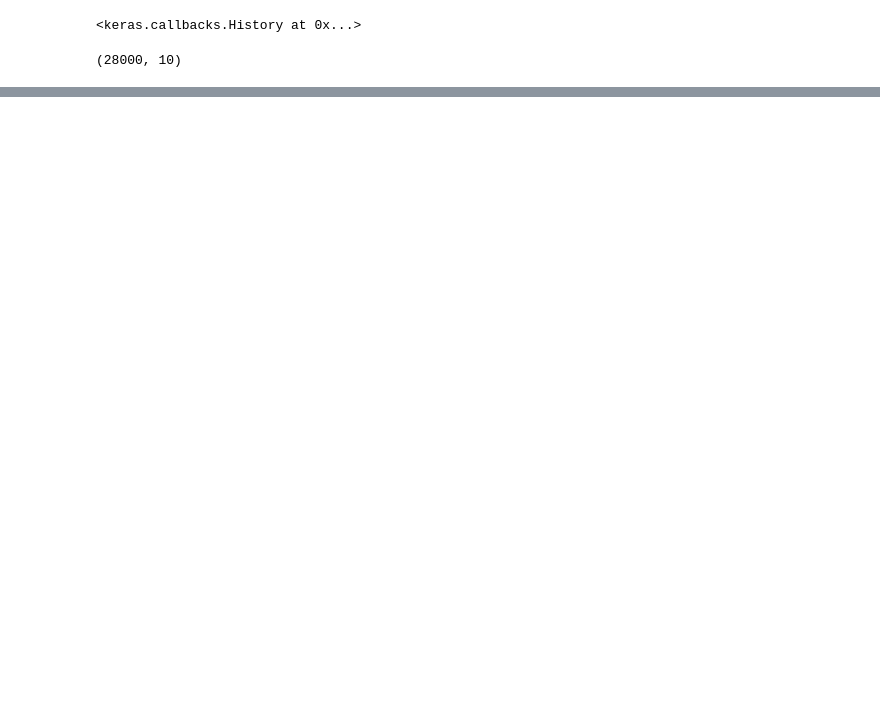
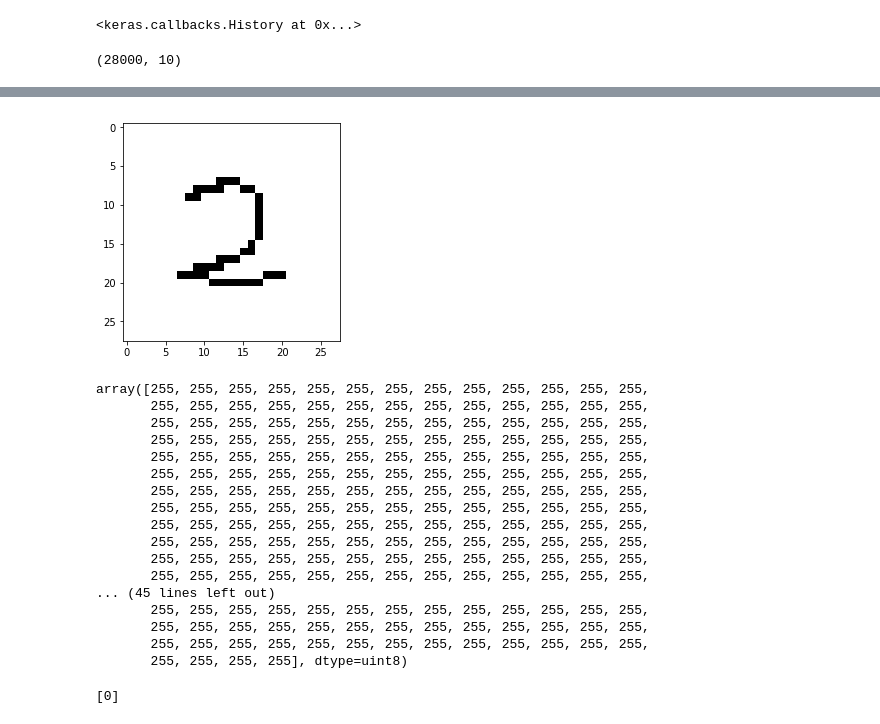
Before and after one commit to zhaoyi0113/machine-learning, a Jupyter notebook: kaggle/digit-recognizer/neural_network.ipynb, the cells around one changed output, grey strips where cells are left out. Drawn from its saved outputs; the diff is of its cells as text; code cells hidden in the pictures; blank space fills up the shorter version.

```diff
--- a/kaggle/digit-recognizer/neural_network.ipynb
+++ b/kaggle/digit-recognizer/neural_network.ipynb
@@ -94,0 +127,47 @@ df.to_csv('./result.csv', index=False)
+# %%
+import numpy as np
+import cv2
+import csv
+import matplotlib.pyplot as plt
+
+img = cv2.imread('./test.png', 0) # load grayscale image. Shape (28,28)
+
+flattened = img.flatten() # flatten the image, new shape (784,)
+
+# flattened = np.insert(flattened, 0, 2) # insert the label at the beginning of the array, in this case we add a 0 at the index 0. Shape (785,0)
+
+row = flattened.reshape(28,28)
+
+plt.imshow(row, cmap=plt.get_cmap('gray'))
+plt.show()
+
+flattened
+# %% [output]
+[figure, added]
+array([255, 255, 255, 255, 255, 255, 255, 255, 255, 255, 255, 255, 255,
+       255, 255, 255, 255, 255, 255, 255, 255, 255, 255, 255, 255, 255,
+       255, 255, 255, 255, 255, 255, 255, 255, 255, 255, 255, 255, 255,
+       255, 255, 255, 255, 255, 255, 255, 255, 255, 255, 255, 255, 255,
+       255, 255, 255, 255, 255, 255, 255, 255, 255, 255, 255, 255, 255,
+       255, 255, 255, 255, 255, 255, 255, 255, 255, 255, 255, 255, 255,
+       255, 255, 255, 255, 255, 255, 255, 255, 255, 255, 255, 255, 255,
+       255, 255, 255, 255, 255, 255, 255, 255, 255, 255, 255, 255, 255,
+       255, 255, 255, 255, 255, 255, 255, 255, 255, 255, 255, 255, 255,
+       255, 255, 255, 255, 255, 255, 255, 255, 255, 255, 255, 255, 255,
+       255, 255, 255, 255, 255, 255, 255, 255, 255, 255, 255, 255, 255,
+       255, 255, 255, 255, 255, 255, 255, 255, 255, 255, 255, 255, 255,
+... (45 lines left out)
+       255, 255, 255, 255, 255, 255, 255, 255, 255, 255, 255, 255, 255,
+       255, 255, 255, 255, 255, 255, 255, 255, 255, 255, 255, 255, 255,
+       255, 255, 255, 255, 255, 255, 255, 255, 255, 255, 255, 255, 255,
+       255, 255, 255, 255], dtype=uint8)
+# %%
+# model.predict(flattened)
+reflattened = flattened.reshape(1,784)
+reflattened.shape
+model.predict(reflattened)
+
+result = [np.argmax(y, axis=None, out=None) for y in reflattened]
+result
+# %% [output]
+[0]
```
Also changed, not shown: parts of 4 cells of this notebook, 1 other file.
